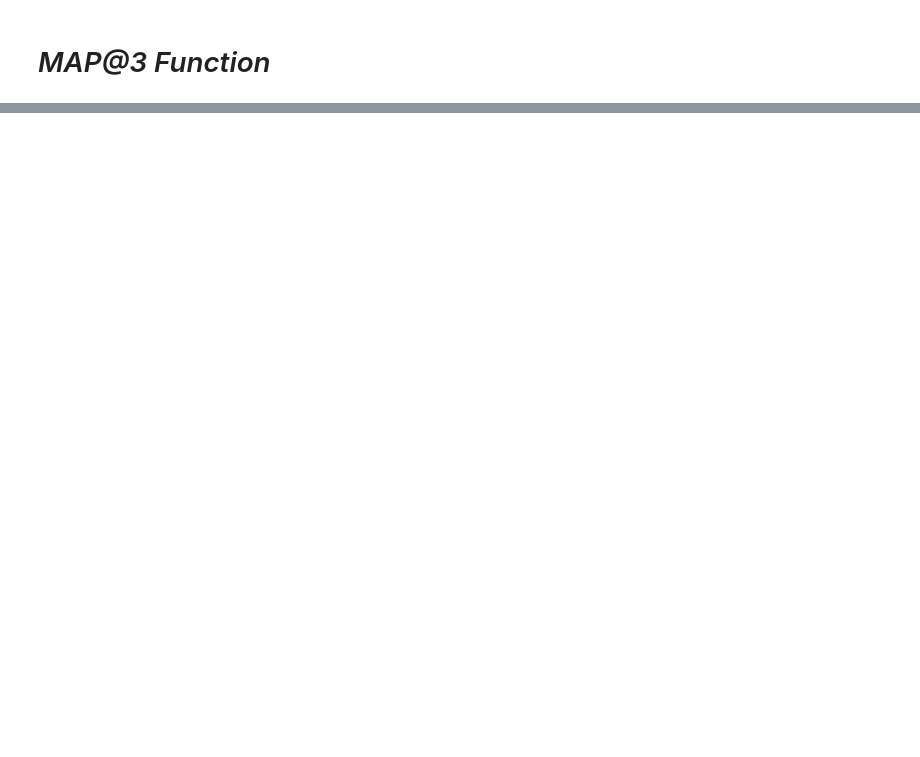
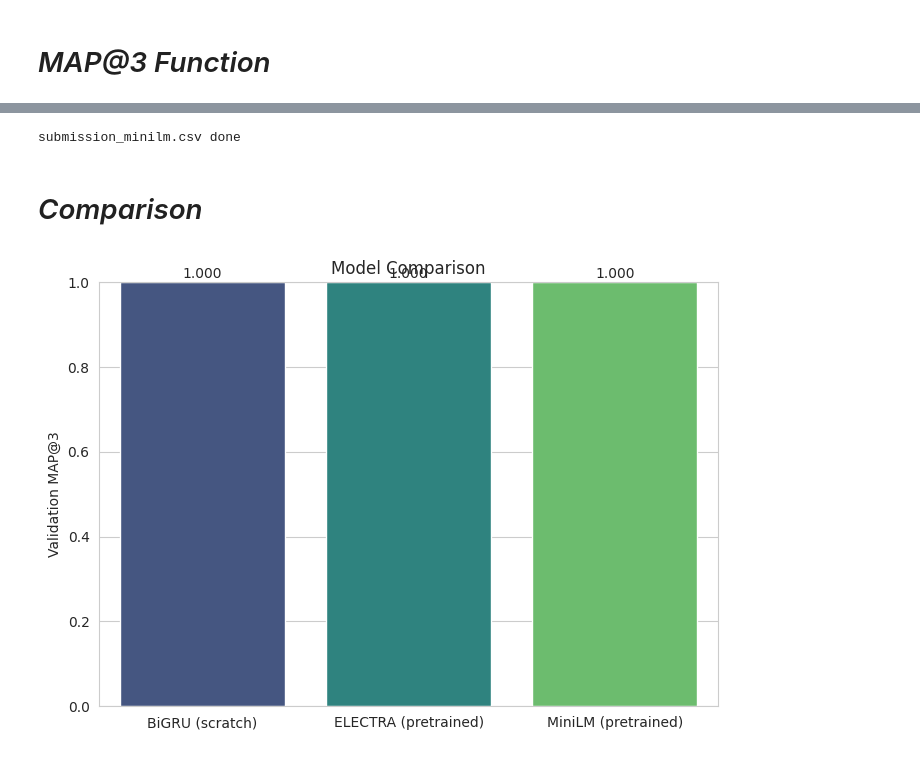
Before and after one commit to 23f2005181/DL-23f2005181-notebook-t22026, a Jupyter notebook: kaggle_notebook.ipynb, the cells around one changed output, grey strips where cells are left out. Drawn from its saved outputs; the diff is of its cells as text; code cells hidden in the pictures; blank space fills up the shorter version.

```diff
--- a/kaggle_notebook.ipynb
+++ b/kaggle_notebook.ipynb
@@ -1529,0 +852,7 @@ model_comparison.png saved!
+# %%
+def encode_row(row, tokenizer, max_len=160):
+    # 5 alag (prompt, option) pairs — ek option ek score
+    prompts = [str(row['prompt'])] * 5
+    choices = [str(row[L]) for L in ['A', 'B', 'C', 'D', 'E']]
+    return tokenizer(prompts, choices, truncation=True, padding='max_length',
+                      max_length=max_len, return_tensors='pt')
@@ -1529,0 +1039,5 @@ model_comparison.png saved!
+# %%
+from transformers import AutoTokenizer, AutoModel
+
+minilm_tokenizer = AutoTokenizer.from_pretrained("sentence-transformers/all-MiniLM-L6-v2")
+minilm_base = AutoModel.from_pretrained("sentence-transformers/all-MiniLM-L6-v2").to(device)
@@ -1529,0 +1083,6 @@ model_comparison.png saved!
+# %%
+def encode_row_minilm(row, tokenizer, max_len=256):
+    prompts = [str(row['prompt'])] * 5
+    choices = [str(row[L]) for L in ['A', 'B', 'C', 'D', 'E']]
+    return tokenizer(prompts, choices, truncation=True, padding='max_length',
+                      max_length=max_len, return_tensors='pt')
@@ -1529,0 +1109,10 @@ model_comparison.png saved!
+# %%
+minilm_train_dataset = MiniLMMCQDataset(dl_train_df, minilm_tokenizer)
+minilm_val_dataset = MiniLMMCQDataset(dl_val_df, minilm_tokenizer)
+minilm_test_dataset = MiniLMMCQDataset(test_df, minilm_tokenizer, is_test=True)
+
+minilm_train_loader = DataLoader(minilm_train_dataset, batch_size=16, shuffle=True)
+minilm_val_loader = DataLoader(minilm_val_dataset, batch_size=16, shuffle=False)
+minilm_test_loader = DataLoader(minilm_test_dataset, batch_size=16, shuffle=False)
+
+print("MiniLM ready")
@@ -1529,0 +1205,49 @@ model_comparison.png saved!
+# %%
+def get_minilm_logits(loader):
+    minilm_model.eval()
+    logits_dict = {}
+    with torch.no_grad():
+        for batch in loader:
+            input_ids = batch['input_ids'].to(device)
+            attn_mask = batch['attention_mask'].to(device)
+            ids = batch['id'].numpy()
+            outputs = minilm_model(input_ids=input_ids, attention_mask=attn_mask)
+            probs = torch.softmax(outputs, dim=1).cpu().numpy()
+            for prob, qid in zip(probs, ids):
+                logits_dict[int(qid)] = prob
+    return logits_dict
+
+minilm_val_logits = get_minilm_logits(minilm_val_loader)
+minilm_test_logits = get_minilm_logits(minilm_test_loader)
+
+minilm_preds = []
+for _, row in test_df.iterrows():
+    scores = minilm_test_logits[int(row['id'])]
+    ranked = sorted(range(5), key=lambda i: scores[i], reverse=True)
+    minilm_preds.append(' '.join(idx_to_letter[i] for i in ranked[:3]))
+
+minilm_sub = pd.DataFrame({'id': test_df['id'], 'prediction': minilm_preds})
+minilm_sub.to_csv('submission_minilm.csv', index=False)
+print("submission_minilm.csv done")
+# %% [output]
+submission_minilm.csv done
+# %% [markdown]
+# *Comparison*
+# %%
+results = {
+    'BiGRU (scratch)': best_map3,
+    'ELECTRA (pretrained)': electra_final_map3,
+    'MiniLM (pretrained)': minilm_final_map3
+}
+
+plt.figure(figsize=(7,5))
+sns.barplot(x=list(results.keys()), y=list(results.values()), palette='viridis')
+plt.ylabel('Validation MAP@3')
+plt.title('Model Comparison')
+for i, v in enumerate(results.values()):
+    plt.text(i, v + 0.01, f"{v:.3f}", ha='center')
+plt.ylim(0, 1)
+plt.tight_layout()
+plt.show()
+# %% [output]
+[figure, added]
```
Also changed, not shown: parts of 101 cells of this notebook.
